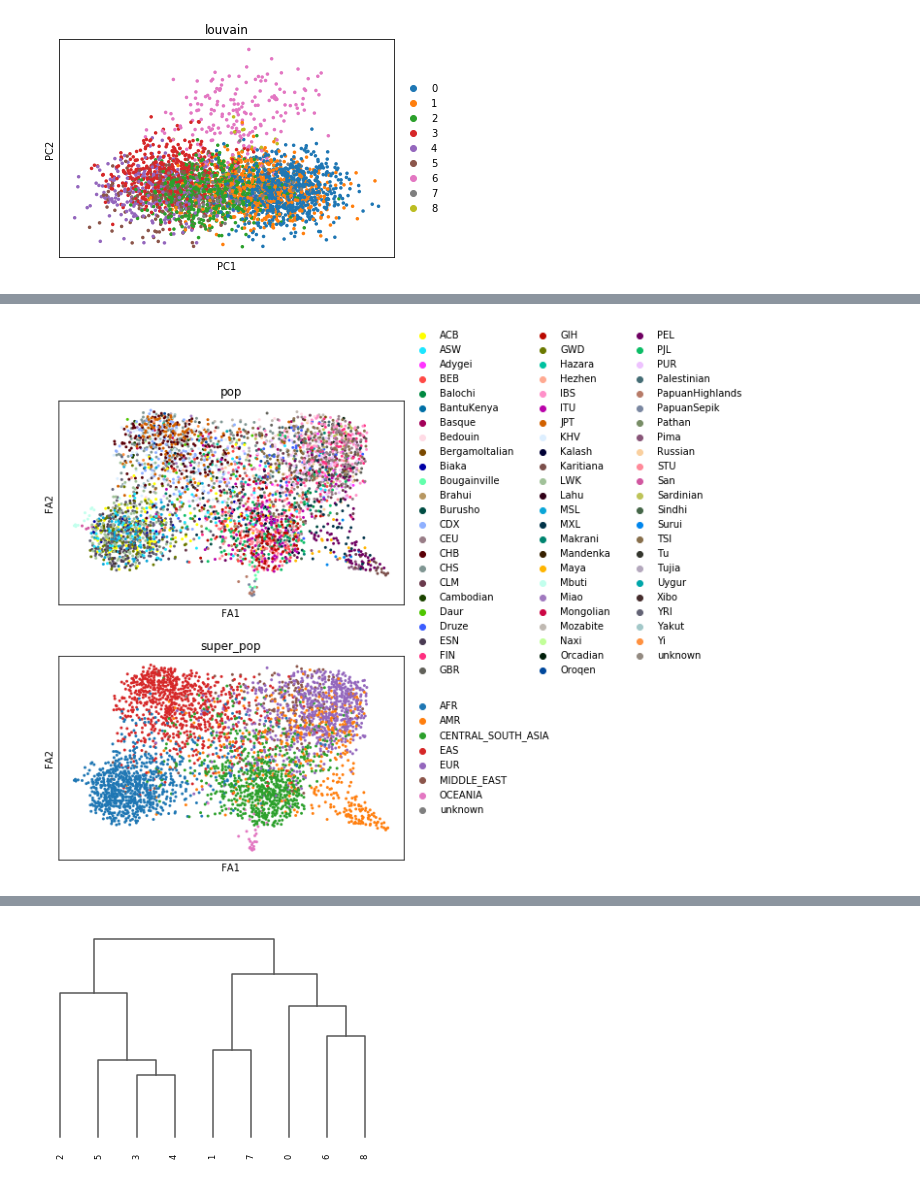
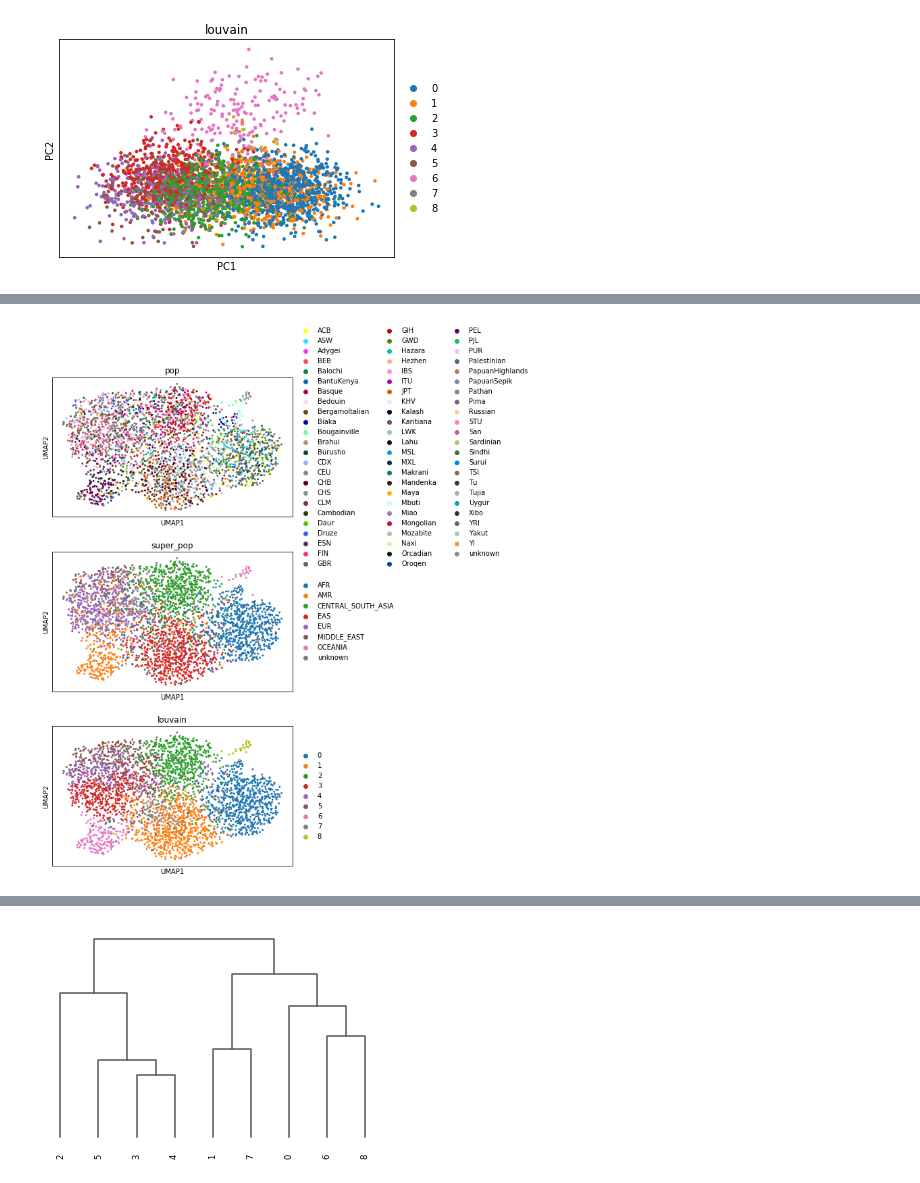
Before and after one commit to algaebrown/tsne-popgen, a Jupyter notebook: Most parsimonious set of snps (DEMO) - with simon's genotype.ipynb, the cells around one changed output, grey strips where cells are left out. Cells and saved outputs as stored; diff of their text form; code cells hidden in the pictures.

```diff
--- a/Most parsimonious set of snps (DEMO) - with simon's genotype.ipynb
+++ b/Most parsimonious set of snps (DEMO) - with simon's genotype.ipynb
@@ -13,7 +13,7 @@ from anndata import AnnData
 
 data_dir = '/data/home/sniu/pancreas/microarray'
 # fname = 'ALL.TGP_HGDP.GRCh37.bi.sorted.fixref.phased.isec.23andMe.5000-1000-0.01_pairwise.vcf.gz'
-fname = "with_simon.vcf.gz"  ## merged with Simon's genotypes
+fname = "with_simon_delete_sex_missing.vcf.gz"  ## merged with Simon's genotypes
 tabix = '/usr/local/bin/tabix'
 info = allel.read_vcf(path.join(data_dir, fname),log=sys.stdout)
 # %% [output]
@@ -122,3 +123,7 @@ adata.uns['pop_colors'] = adata.obs['pop'].cat.categories.map(pop_to_color)
 # %%
-sc.pl.draw_graph(adata, color = ['pop', 'super_pop'], legend_loc = 'right margin', ncols = 1)
+# do umap
+
+
+sc.tl.umap(adata)
+sc.pl.umap(adata, color = ['pop', 'super_pop', 'louvain'], legend_loc = 'right margin', ncols = 1)
 # %% [output]
@@ -127 +130 @@ WARNING: The following color value found in adata.uns['super_pop_colors'] is not
-[figure, old version]
+[figure, new version]
```
Also changed, not shown: parts of 14 cells of this notebook.
